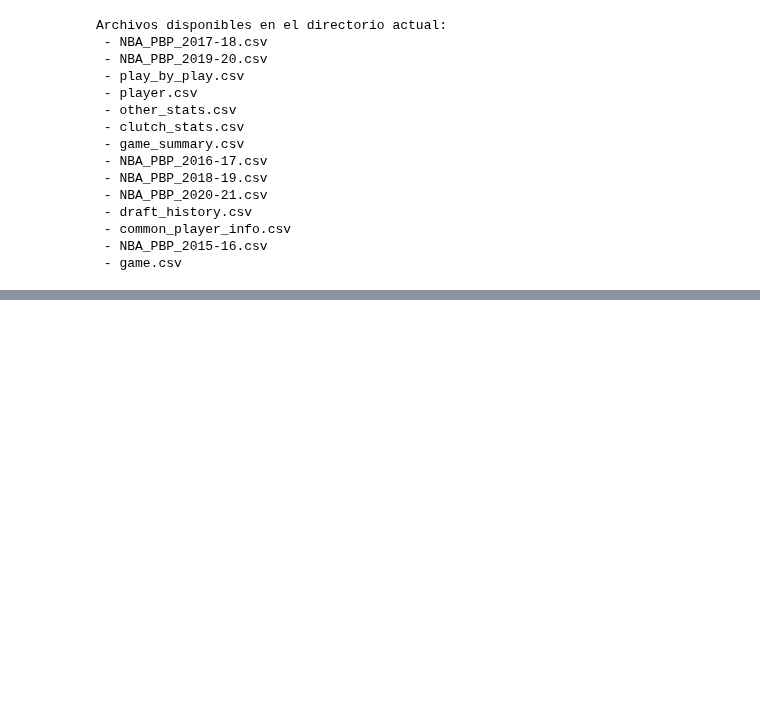
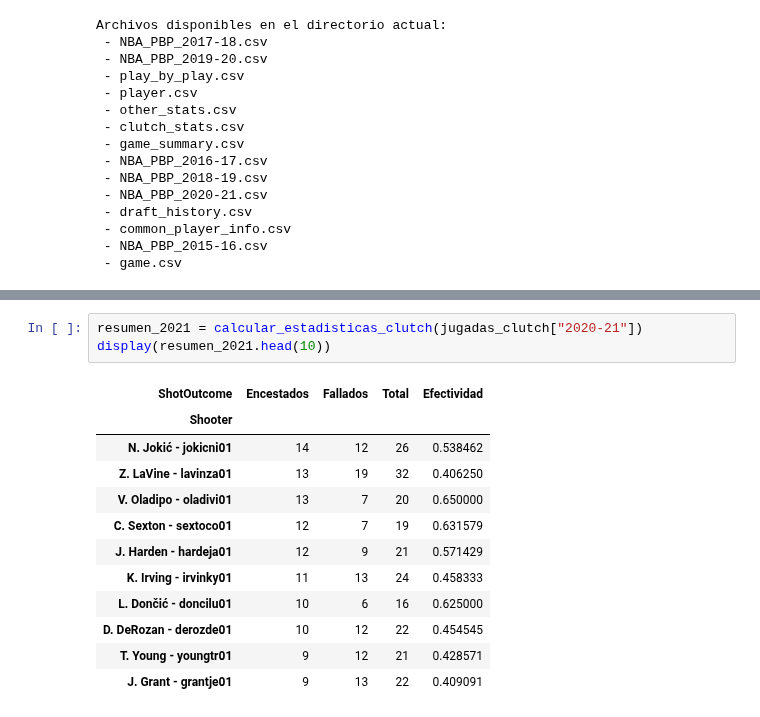
Before and after one commit to jorge-ivan-jimenez-reyes/DataScienceB, a Jupyter notebook: TercerExamen/Presentation.ipynb, the cells around one changed output, grey strips where cells are left out. Drawn from its saved outputs; the diff is of its cells as text; blank space fills up the shorter version.

```diff
--- a/TercerExamen/Presentation.ipynb
+++ b/TercerExamen/Presentation.ipynb
@@ -34,0 +236,16 @@ Archivos disponibles en el directorio actual:
+# %%
+resumen_2021 = calcular_estadisticas_clutch(jugadas_clutch["2020-21"])
+display(resumen_2021.head(10))
+# %% [output]
+| ShotOutcome | Encestados | Fallados | Total | Efectividad |
+| Shooter |  |  |  |  |
+| N. Jokić - jokicni01 | 14 | 12 | 26 | 0.538462 |
+| Z. LaVine - lavinza01 | 13 | 19 | 32 | 0.406250 |
+| V. Oladipo - oladivi01 | 13 | 7 | 20 | 0.650000 |
+| C. Sexton - sextoco01 | 12 | 7 | 19 | 0.631579 |
+| J. Harden - hardeja01 | 12 | 9 | 21 | 0.571429 |
+| K. Irving - irvinky01 | 11 | 13 | 24 | 0.458333 |
+| L. Dončić - doncilu01 | 10 | 6 | 16 | 0.625000 |
+| D. DeRozan - derozde01 | 10 | 12 | 22 | 0.454545 |
+| T. Young - youngtr01 | 9 | 12 | 21 | 0.428571 |
+| J. Grant - grantje01 | 9 | 13 | 22 | 0.409091 |
```
Also changed, not shown: parts of 7 cells of this notebook.
